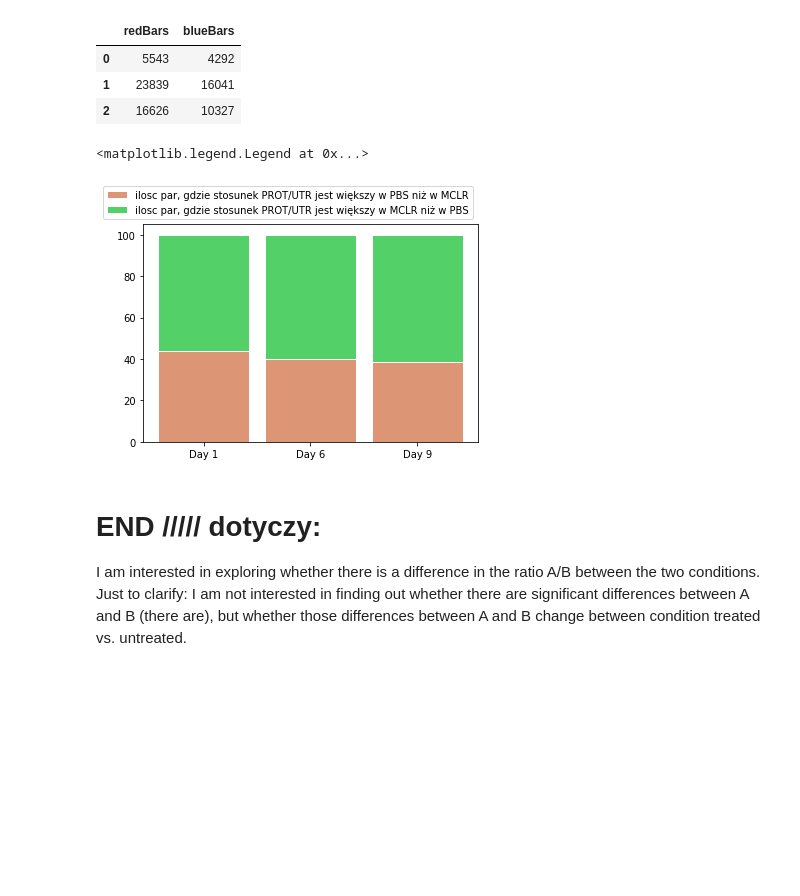
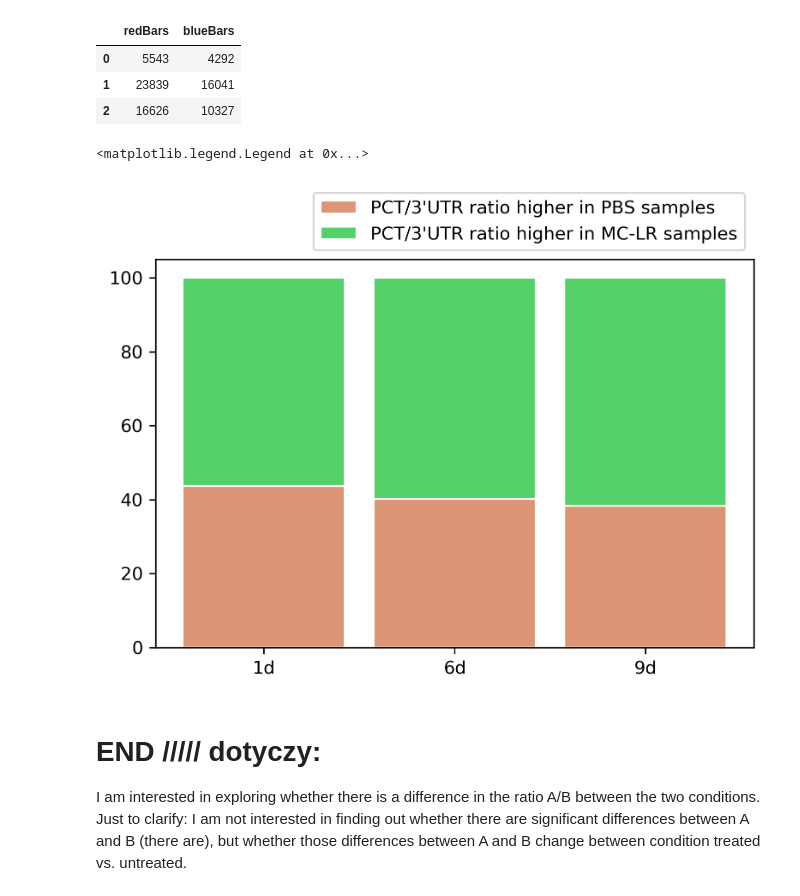
Before and after one commit to florekem/lncRNAinCla, a Jupyter notebook: PROPER_przygotowanie_matrycy_UTR_vs_PROT_deseq.ipynb, the cells around one changed output. Saved outputs shown, nothing was run; the diff lists cells and outputs as text; code cells hidden in the pictures; blank space fills up the shorter version.

```diff
--- a/PROPER_przygotowanie_matrycy_UTR_vs_PROT_deseq.ipynb
+++ b/PROPER_przygotowanie_matrycy_UTR_vs_PROT_deseq.ipynb
@@ -381,23 +381,24 @@ blueBars = [i / j * 100 for i,j in zip(df['blueBars'], totals)]
 redBars = [i / j * 100 for i,j in zip(df['redBars'], totals)]
 # %%
 # plot
+plt.figure(dpi=300)
 barWidth = 0.85
-names = ('Day 1','Day 6','Day 9')
+names = ('1d','6d','9d')
 # Create Bars
-plt.bar(r, blueBars, color='#dd9675', edgecolor='white', width=barWidth, label='ilosc par, gdzie stosunek PROT/UTR jest większy w PBS niż w MCLR')
+plt.bar(r, blueBars, color='#dd9675', edgecolor='white', width=barWidth, label="PCT/3'UTR ratio higher in PBS samples")
 # Create Bars
-plt.bar(r, redBars, bottom=blueBars, color='#53d168', edgecolor='white', width=barWidth, label='ilosc par, gdzie stosunek PROT/UTR jest większy w MCLR niż w PBS')
+plt.bar(r, redBars, bottom=blueBars, color='#53d168', edgecolor='white', width=barWidth, label="PCT/3'UTR ratio higher in MC-LR samples")
 # Create blue Bars
 #plt.bar(r, greenBars, bottom=[i+j for i,j in zip(blueBars, orangeBars)], color='#53d168', edgecolor='white', width=barWidth, label='UTR ↓ PROT ↑')
 # Create red Bars
 #plt.bar(r, redBars, bottom=[i+j+k for i,j,k in zip(blueBars, orangeBars, greenBars)], color='#d15360', edgecolor='white', width=barWidth, label='UTR ↑ PROT ↑')
 
 # Custom x axis
 plt.xticks(r, names)
 plt.legend(loc='lower right', bbox_to_anchor=(1,1), ncol=1)
 # %% [output]
 <matplotlib.legend.Legend at 0x...>
-[figure, old version]
+[figure, new version]
 # %% [markdown]
 # END ///// dotyczy:
 I am interested in exploring whether there is a difference in the ratio A/B between the two conditions. Just to clarify: I am not interested in finding out whether there are significant differences between A and B (there are), but whether those differences between A and B change between condition treated vs. untreated.
```
Also changed, not shown: parts of 1 cell of this notebook, 18 other files.
